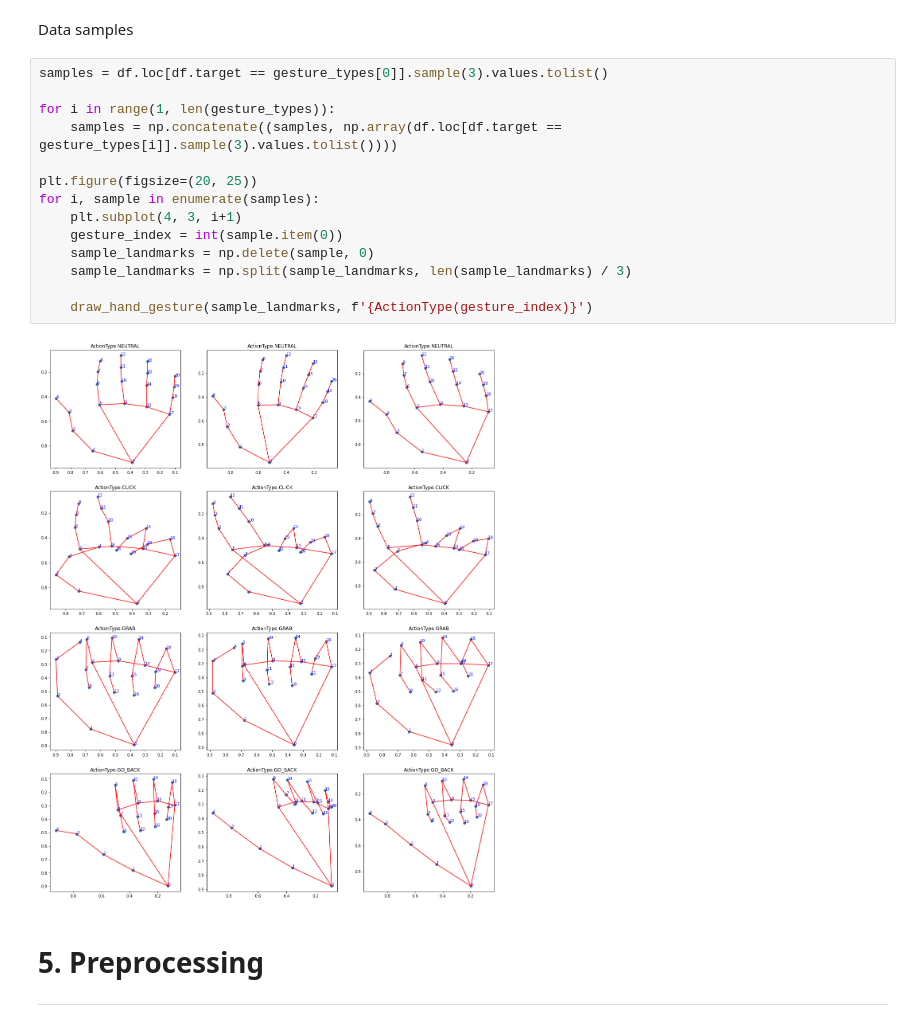
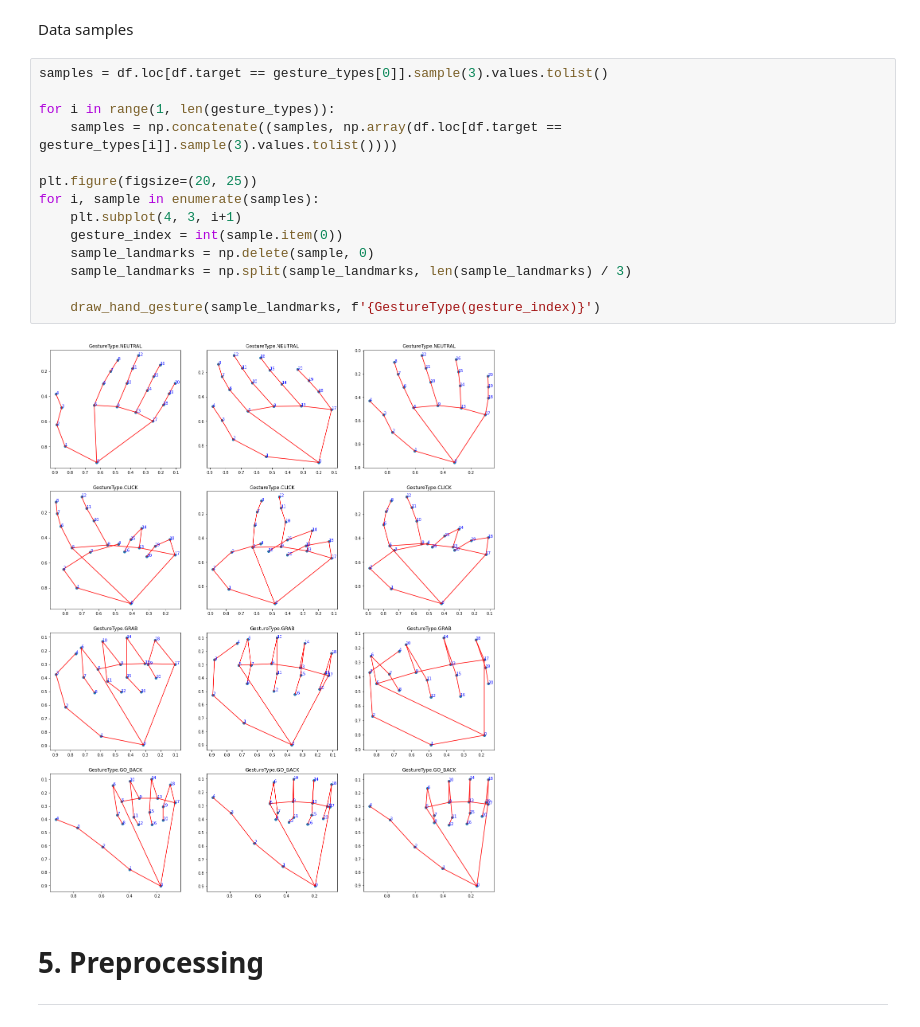
Before and after one commit to JanSzewczyk/hands-control-system, a Jupyter notebook: hands-gesture-classifier.ipynb, the cells around one changed output. Cells and saved outputs as stored; diff of their text form.

```diff
--- a/hands-gesture-classifier.ipynb
+++ b/hands-gesture-classifier.ipynb
@@ -365,19 +369,19 @@ Data samples
 # %%
 samples = df.loc[df.target == gesture_types[0]].sample(3).values.tolist()
 
 for i in range(1, len(gesture_types)):
     samples = np.concatenate((samples, np.array(df.loc[df.target == gesture_types[i]].sample(3).values.tolist())))
 
 plt.figure(figsize=(20, 25))
 for i, sample in enumerate(samples):
     plt.subplot(4, 3, i+1)
     gesture_index = int(sample.item(0))
     sample_landmarks = np.delete(sample, 0)
     sample_landmarks = np.split(sample_landmarks, len(sample_landmarks) / 3)
 
-    draw_hand_gesture(sample_landmarks, f'{ActionType(gesture_index)}')
+    draw_hand_gesture(sample_landmarks, f'{GestureType(gesture_index)}')
 # %% [output]
-[figure, old version]
+[figure, new version]
 # %% [markdown]
 # 5. Preprocessing
 ---
```
Also changed, not shown: parts of 9 cells of this notebook, 10 other files.
